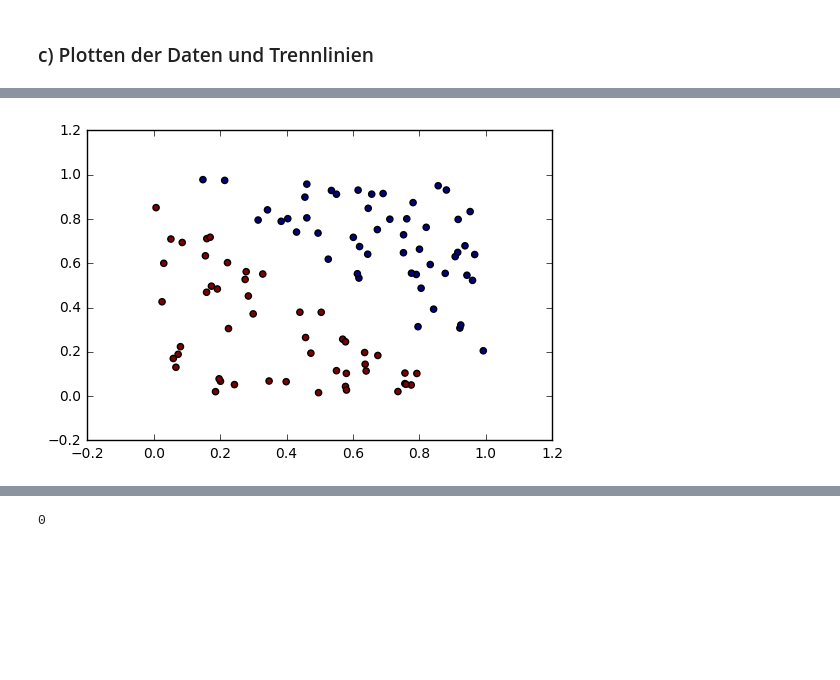
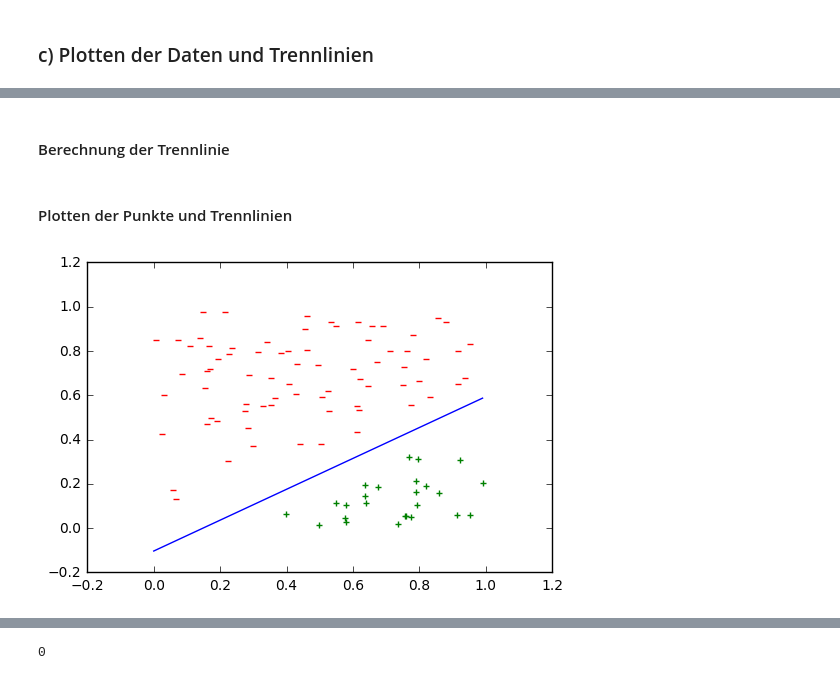
Before and after one commit to aliceziegler/Data_science_git_repo, a Jupyter notebook: Blatt 07/Übungsblatt 7.ipynb, the cells around one changed output, grey strips where cells are left out. Cells and saved outputs as stored; diff of their text form; code cells hidden in the pictures; blank space fills up the shorter version.

```diff
--- a/Blatt 07/Übungsblatt 7.ipynb
+++ b/Blatt 07/Übungsblatt 7.ipynb
@@ -298,9 +234,27 @@ plt.show()
-# %%
-plt.scatter(gen4[:,0],gen4[:,1],c=gen4[:,2])
-
-#xVals = np.arange(0,1, 0.01)
-#abline = evaluateFunction(res4.x,xVals)
-#plt.plot(xVals,abline)
-plt.show()
-# %% [output]
-[figure, removed]
+# %% [markdown]
+#### Berechnung der Trennlinie ####
+# %%
+def evaluateFunction(xs,ws):
+    ys = np.empty_like(xs)
+
+    for i in range(xs.shape[0]):
+        ys[i] = - (ws[0] + ws[1]*xs[i])/ws[2]
+
+    return ys
+# %% [markdown]
+#### Plotten der Punkte und Trennlinien ####
+# %%
+xVals = np.arange(0,1, 0.01)
+# %%
+gen1ClassMinus = gen1[gen1[:,2] == -1]
+gen1ClassPlus = gen1[gen1[:,2] == 1]
+
+plt.scatter(gen1ClassMinus[:,0],gen1ClassMinus[:,1],marker="_", c="red")
+plt.scatter(gen1ClassPlus[:,0],gen1ClassPlus[:,1],marker="+", c="green")
+
+abline1 = evaluateFunction(xVals,res1.x)
+plt.plot(xVals,abline1,c="blue")
+
+plt.show()
+# %% [output]
+[figure, added]
```
Also changed, not shown: parts of 19 cells of this notebook.
